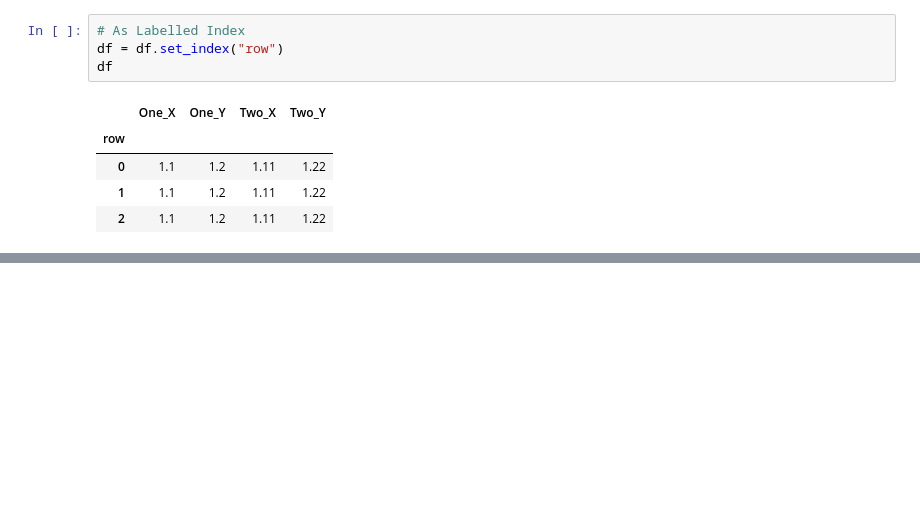
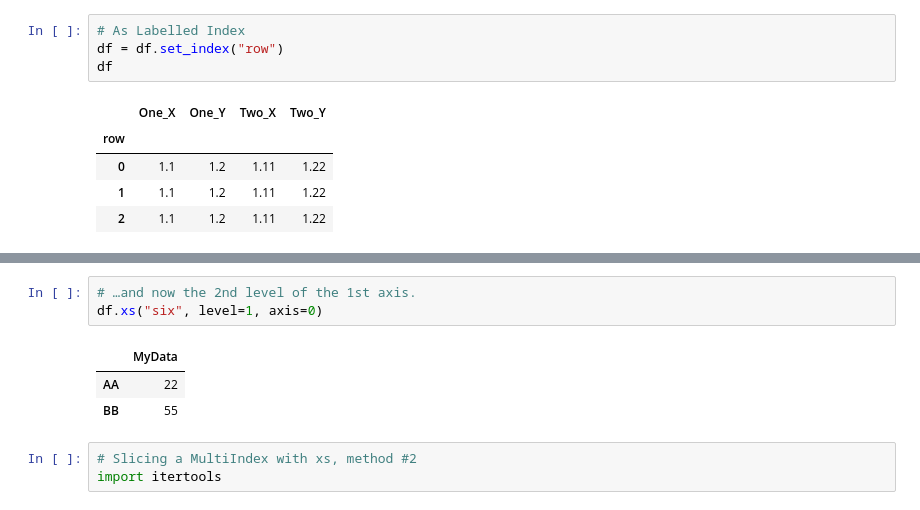
Before and after one commit to onlyabhilash/Feature-Engg, a Jupyter notebook: Pandas/Cooking.ipynb, the cells around one changed output, grey strips where cells are left out. Saved outputs shown, nothing was run; the diff lists cells and outputs as text; blank space fills up the shorter version.

```diff
--- a/Pandas/Cooking.ipynb
+++ b/Pandas/Cooking.ipynb
@@ -437,0 +472,10 @@ df
+# %%
+# …and now the 2nd level of the 1st axis.
+df.xs("six", level=1, axis=0)
+# %% [output]
+|  | MyData |
+| AA | 22 |
+| BB | 55 |
+# %%
+# Slicing a MultiIndex with xs, method #2
+import itertools
```
Also changed, not shown: parts of 17 cells of this notebook.
